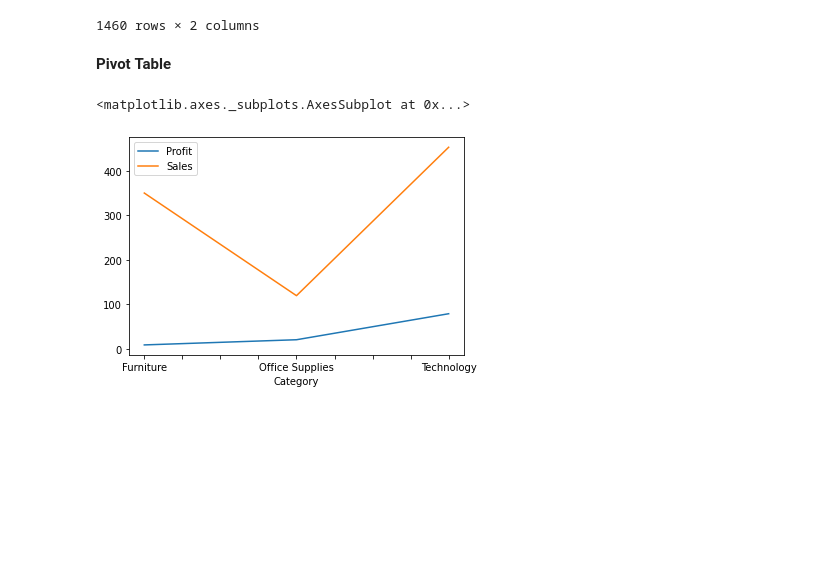
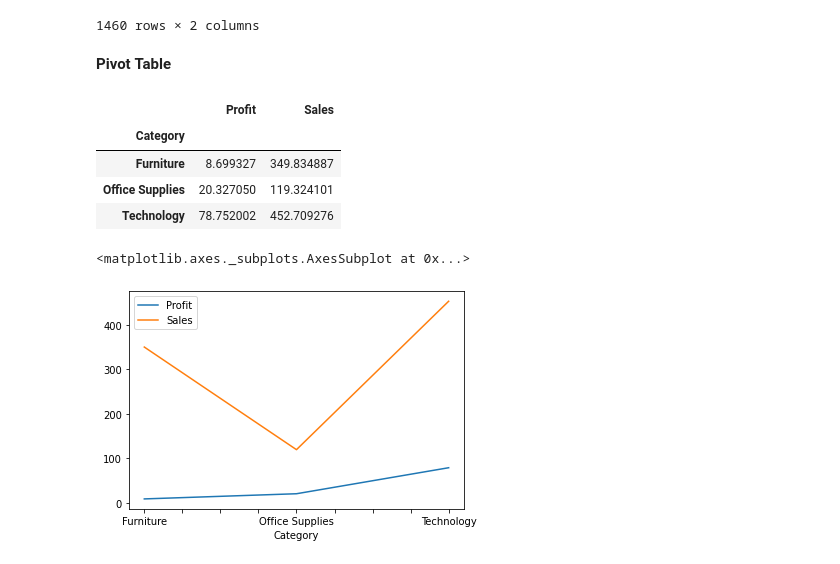
Before and after one commit to Hathan67/DataAnalysis, a Jupyter notebook: hat_pandasdataanalysis.ipynb, the cells around one changed output. Saved outputs shown, nothing was run; the diff lists cells and outputs as text; code cells hidden in the pictures; blank space fills up the shorter version.

```diff
--- a/hat_pandasdataanalysis.ipynb
+++ b/hat_pandasdataanalysis.ipynb
@@ -138,3 +149,11 @@ hy=hat.pivot_table(['Profit','Sales'],['Category'],aggfunc='mean')
+# %%
+hy
+# %% [output]
+|  | Profit | Sales |
+| Category |  |  |
+| Furniture | 8.699327 | 349.834887 |
+| Office Supplies | 20.327050 | 119.324101 |
+| Technology | 78.752002 | 452.709276 |
 # %%
 import matplotlib
 # %%
```
Also changed, not shown: parts of 6 cells of this notebook.
